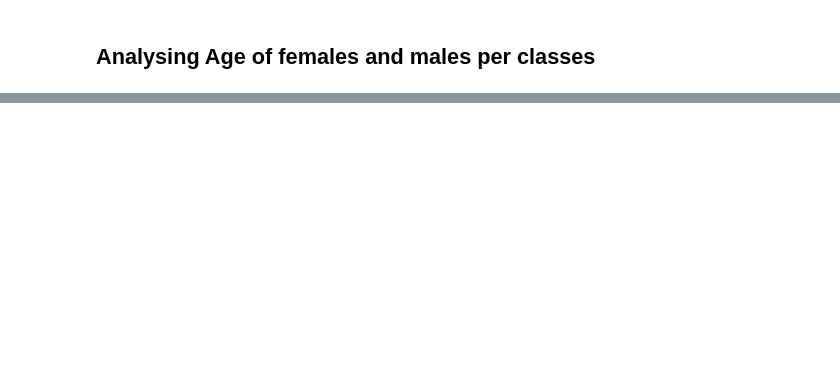
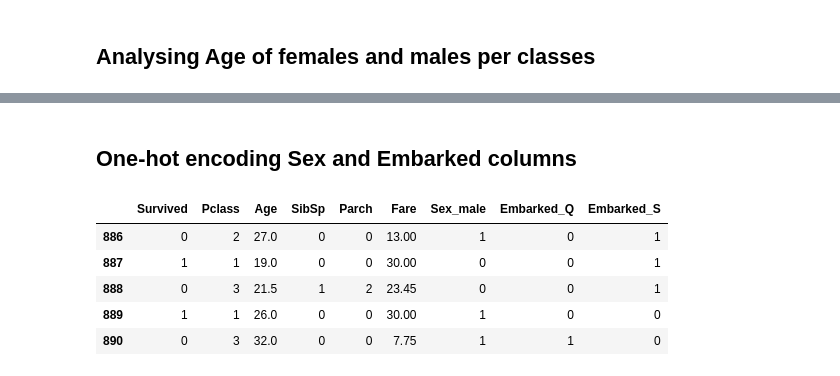
Before and after one commit to auserafim/ai-notebooks, a Jupyter notebook: titanic/titanic.ipynb, the cells around one changed output, grey strips where cells are left out. Drawn from its saved outputs; the diff is of its cells as text; code cells hidden in the pictures; blank space fills up the shorter version.

```diff
--- a/titanic/titanic.ipynb
+++ b/titanic/titanic.ipynb
@@ -271,0 +301,29 @@ fig.show()
+# %%
+def age_imputer(dataset):
+    Pclass = dataset.iloc[0]
+    Sex = dataset.iloc[1]
+    Age = dataset.iloc[2]
+    if pd.isnull(Age):
+        match Sex:
+            case "male":
+                match Pclass:
+                    case 1:
+                        return 40
+                    case 2:
+                        return 30
+                    case 3:
+                        return 25
+            case "female":
+                match Pclass:
+                    case 1:
+                        return 35
+                    case 2:
+                        return 28
+                    case 3:
+                        return 21.5
+    return Age
+
+
+
+train['Age'] = train[['Pclass', 'Sex', 'Age']].apply(age_imputer, axis=1)
+train.drop(columns={'Cabin', 'Name'}, inplace=True)
@@ -271,0 +348,14 @@ fig.show()
+# %% [markdown]
+## One-hot encoding Sex and Embarked columns
+# %%
+train_one_hot_encoded = pd.get_dummies(train, columns=['Sex', 'Embarked'], drop_first=True, dtype=int)
+
+
+train_one_hot_encoded.tail()
+# %% [output]
+|  | Survived | Pclass | Age | SibSp | Parch | Fare | Sex_male | Embarked_Q | Embarked_S |
+| 886 | 0 | 2 | 27.0 | 0 | 0 | 13.00 | 1 | 0 | 1 |
+| 887 | 1 | 1 | 19.0 | 0 | 0 | 30.00 | 0 | 0 | 1 |
+| 888 | 0 | 3 | 21.5 | 1 | 2 | 23.45 | 0 | 0 | 1 |
+| 889 | 1 | 1 | 26.0 | 0 | 0 | 30.00 | 1 | 0 | 0 |
+| 890 | 0 | 3 | 32.0 | 0 | 0 | 7.75 | 1 | 1 | 0 |
```
Also changed, not shown: parts of 9 cells of this notebook.
